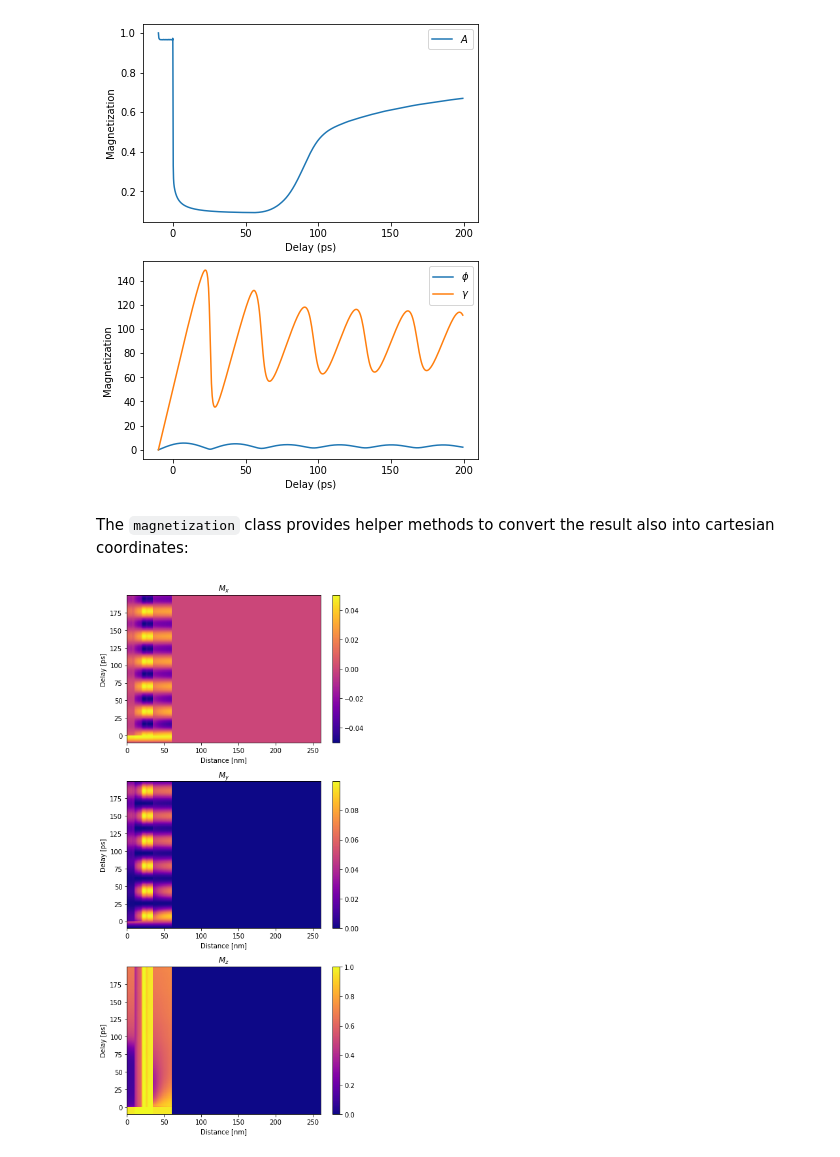
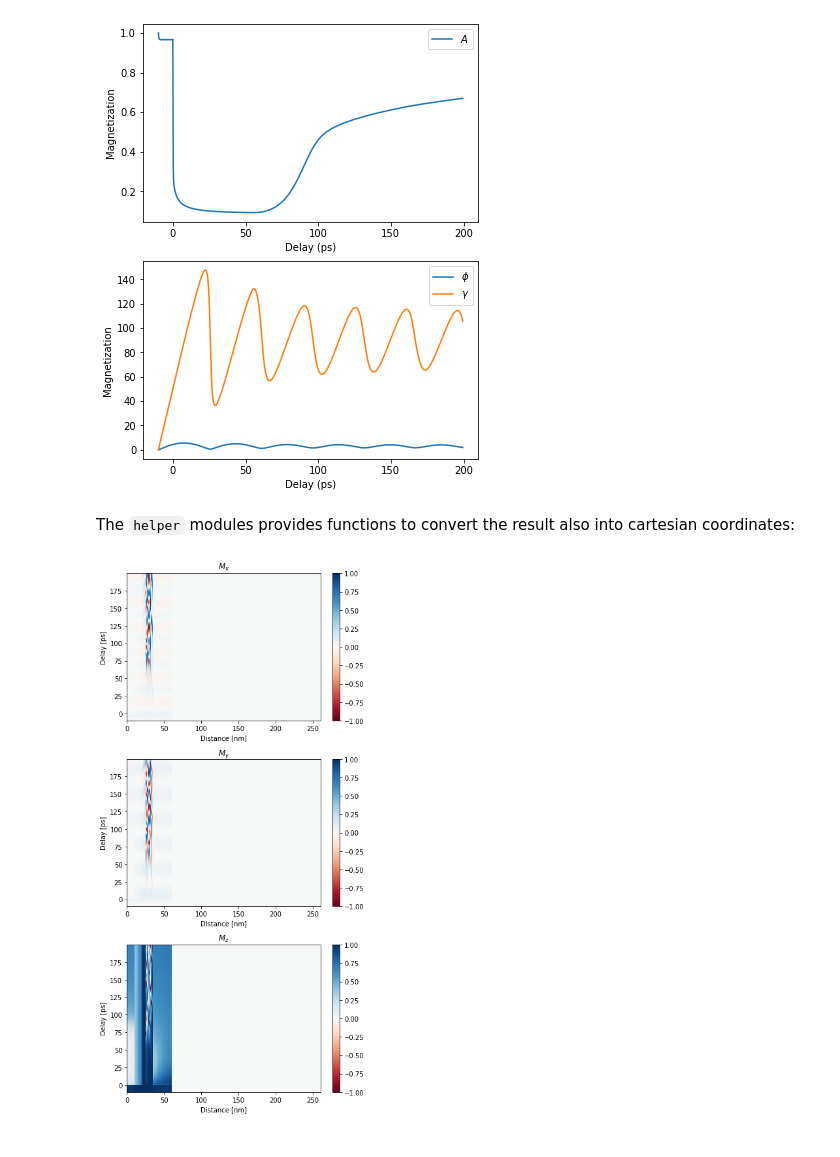
Before and after one commit to dschick/udkm1Dsim, a Jupyter notebook: docs/source/examples/LLB.ipynb, the cells around one changed output. Drawn from its saved outputs; the diff is of its cells as text; code cells hidden in the pictures.

```diff
--- a/docs/source/examples/LLB.ipynb
+++ b/docs/source/examples/LLB.ipynb
@@ -111,7 +111,7 @@ prop_Ni['lamda'] = 0.005
 prop_Ni['mag_moment'] = 0.393*u.bohr_magneton
 prop_Ni['aniso_exponent'] = 3
 prop_Ni['anisotropy'] = [0.45e6, 0.45e6, 0.45e6]*u.J/u.m**3
-prop_Ni['exch_stiffness'] = [0.1e-15, 1e-15, 0.01e-15]*u.J/u.m
+prop_Ni['exch_stiffness'] = [5e-14, 5e-14, 5e-14]*u.J/u.m
 prop_Ni['mag_saturation'] = 500e3*u.J/u.T/u.m**3
 
 # build the layer
@@ -141,7 +141,7 @@ prop_Co['lamda'] = 0.005
 prop_Co['mag_moment'] = 0.393*u.bohr_magneton
 prop_Co['aniso_exponent'] = 3
 prop_Co['anisotropy'] = [0.45e6, 0.45e6, 0.45e6]*u.J/u.m**3
-prop_Co['exch_stiffness'] = [0.2e-15, 2e-15, 0.02e-15]*u.J/u.m
+prop_Co['exch_stiffness'] = [5e-14, 5e-14, 5e-14]*u.J/u.m
 prop_Co['mag_saturation'] = 1400e3*u.J/u.T/u.m**3
 
 layer_Co = ud.AmorphousLayer('Co', 'Co amorphous', thickness=1*u.nm,
@@ -170,7 +170,7 @@ prop_Fe['lamda'] = 0.005
 prop_Fe['mag_moment'] = 2.2*u.bohr_magneton
 prop_Fe['aniso_exponent'] = 3
 prop_Fe['anisotropy'] = [0.45e6, 0.45e6, 0.45e6]*u.J/u.m**3
-prop_Fe['exch_stiffness'] = [0.3e-15, 3e-17, 0.03e-15]*u.J/u.m
+prop_Fe['exch_stiffness'] = [5e-14, 5e-14, 5e-14]*u.J/u.m
 prop_Fe['mag_saturation'] = 200e3*u.J/u.T/u.m**3
 
 layer_Fe = ud.AmorphousLayer('Fe', 'Fe amorphous', thickness=1*u.nm,
@@ -394,38 +394,38 @@ plt.show()
 # %% [output]
 [figure]
 # %% [markdown]
-The `magnetization` class provides helper methods to convert the result also into cartesian coordinates:
+The `helper` modules provides functions to convert the result also into cartesian coordinates:
 # %%
-magnetization_map_xyz = ud.LLB.convert_polar_to_cartesian(magnetization_map)
+magnetization_map_xyz = ud.helpers.convert_polar_to_cartesian(magnetization_map)
 # %%
 plt.figure(figsize=[6, 12])
 plt.subplot(3, 1, 1)
 plt.pcolormesh(distances.to('nm').magnitude, delays.to('ps').magnitude, magnetization_map_xyz[:, :, 0],
-               shading='auto', cmap='plasma')
+               shading='auto', cmap='RdBu', vmin=-1, vmax=1)
 plt.colorbar()
 plt.xlabel('Distance [nm]')
 plt.ylabel('Delay [ps]')
 plt.title('$M_x$')
 
 plt.subplot(3, 1, 2)
 plt.pcolormesh(distances.to('nm').magnitude, delays.to('ps').magnitude, magnetization_map_xyz[:, :, 1],
-               shading='auto', cmap='plasma')
+               shading='auto', cmap='RdBu', vmin=-1, vmax=1)
 plt.colorbar()
 plt.xlabel('Distance [nm]')
 plt.ylabel('Delay [ps]')
 plt.title('$M_y$')
 
 plt.subplot(3, 1, 3)
 plt.pcolormesh(distances.to('nm').magnitude, delays.to('ps').magnitude, magnetization_map_xyz[:, :, 2],
-               shading='auto', cmap='plasma')
+               shading='auto', cmap='RdBu', vmin=-1, vmax=1)
 plt.colorbar()
 plt.xlabel('Distance [nm]')
 plt.ylabel('Delay [ps]')
 plt.title('$M_z$')
 
 plt.tight_layout()
 plt.show()
 # %% [output]
-[figure, old version]
+[figure, new version]
 # %%
 plt.figure(figsize=[6,8])
```
Also changed, not shown: parts of 11 cells of this notebook.
